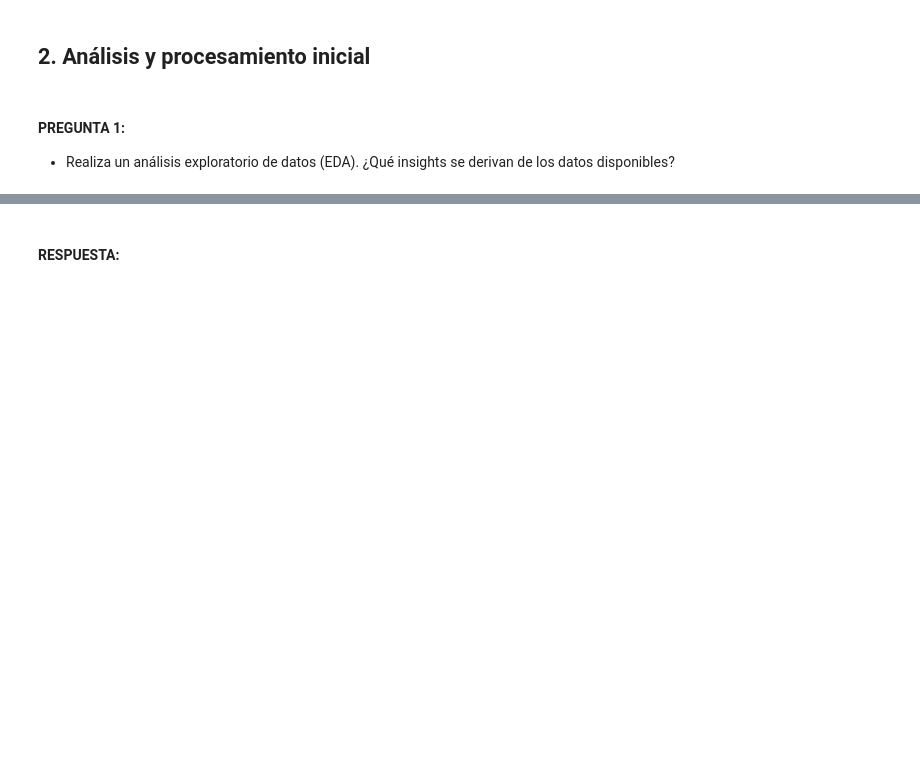
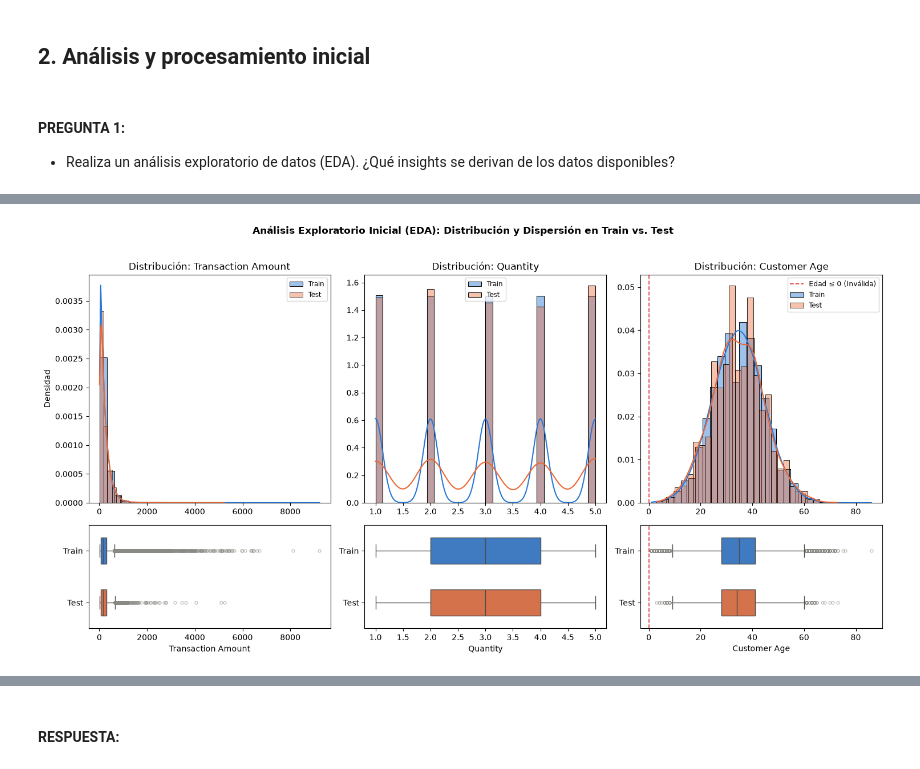
Before and after one commit to mdgonzalez21/Actividad_3_Deteccion_anomalias, a Jupyter notebook: script/Deteccion_Anomalias_Enunciado.ipynb, the cells around one changed output, grey strips where cells are left out. Cells and saved outputs as stored; diff of their text form; code cells hidden in the pictures; blank space fills up the shorter version.

```diff
--- a/script/Deteccion_Anomalias_Enunciado.ipynb
+++ b/script/Deteccion_Anomalias_Enunciado.ipynb
@@ -153,0 +615,52 @@ Primeras 5 filas del dataset de test:
+# %%
+# Variables numéricas a inspeccionar en el EDA depues de limpiar edad
+vars_eda = ['Transaction Amount', 'Quantity', 'Customer Age']
+
+# Figura combinada
+fig, axes = plt.subplots(2, 3, figsize=(15, 7.5), gridspec_kw={'height_ratios': [2.2, 1]})
+
+for idx, col in enumerate(vars_eda):
+    ax_hist = axes[0, idx]
+    ax_box = axes[1, idx]
+
+
+    sns.histplot(
+        df_train_clean[col], bins=30, stat='density', kde=True,
+        color=PALETTE[0], alpha=0.45, label='Train', ax=ax_hist
+    )
+    sns.histplot(
+        df_test_clean[col], bins=30, stat='density', kde=True,
+        color=PALETTE[1], alpha=0.40, label='Test', ax=ax_hist
+    )
+
+    if col == 'Customer Age':
+        ax_hist.axvline(0, color=PALETTE[7], linestyle='--', linewidth=1.3, label='Edad ≤ 0 (Inválida)')
+
+    ax_hist.set_title(f'Distribución: {col}')
+    ax_hist.set_xlabel('')
+    ax_hist.set_ylabel('Densidad' if idx == 0 else '')
+    ax_hist.legend(frameon=True, facecolor='white', fontsize=8.5)
+
+    df_comp = pd.concat([
+        pd.DataFrame({'Valor': df_train_clean[col], 'Conjunto': 'Train'}),
+        pd.DataFrame({'Valor': df_test_clean[col], 'Conjunto': 'Test'})
+    ], ignore_index=True)
+
+    sns.boxplot(
+        data=df_comp, x='Valor', y='Conjunto',
+        palette=[PALETTE[0], PALETTE[1]], width=0.5,
+        flierprops=dict(marker='o', markersize=3.5, alpha=0.5, markeredgecolor=GRIS),
+        ax=ax_box
+    )
+
+    if col == 'Customer Age':
+        ax_box.axvline(0, color=PALETTE[7], linestyle='--', linewidth=1.3)
+
+    ax_box.set_xlabel(col)
+    ax_box.set_ylabel('')
+
+plt.suptitle('Análisis Exploratorio Inicial (EDA): Distribución y Dispersión en Train vs. Test', fontweight='bold', fontsize=12.5, y=1.02)
+plt.tight_layout()
+plt.show()
+# %% [output]
+[figure, added]
```
Also changed, not shown: parts of 15 cells of this notebook, 1 other file.
